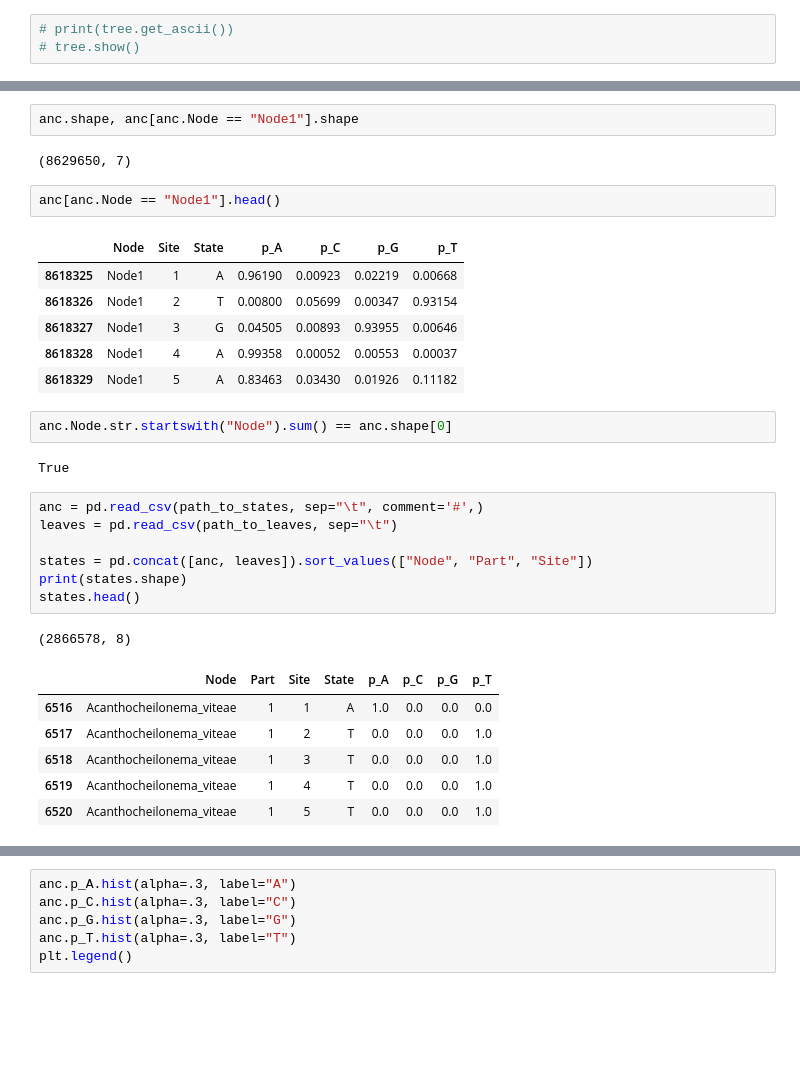
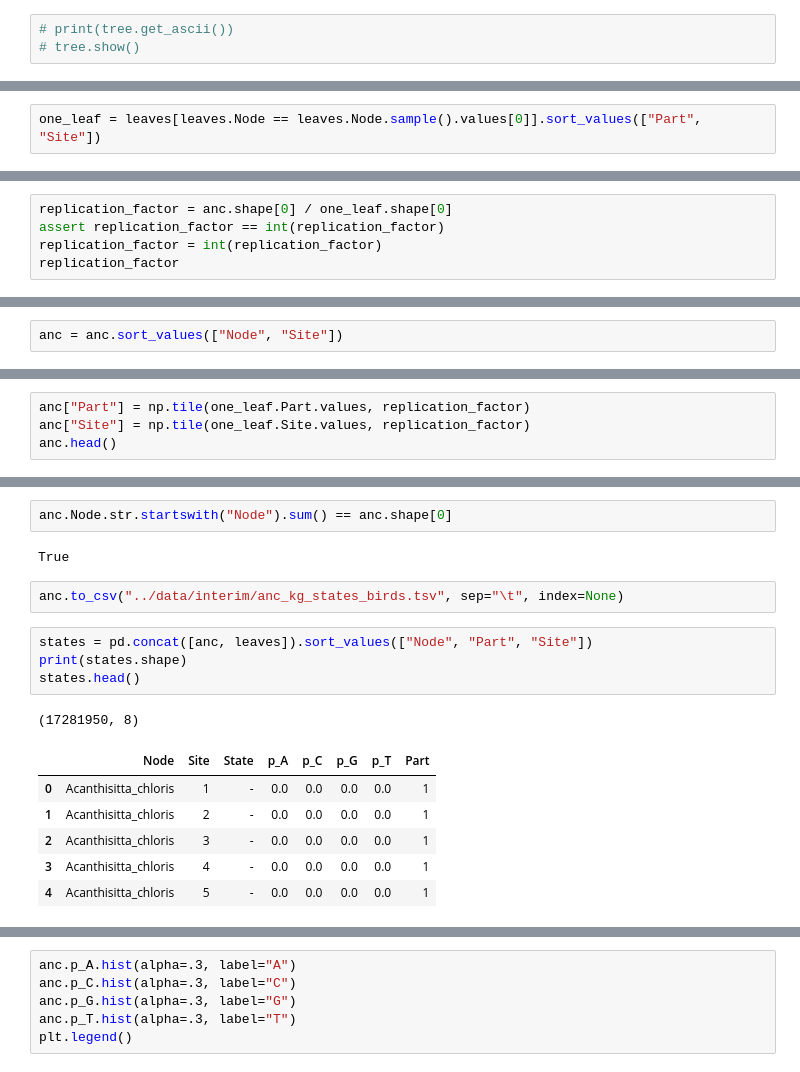
Before and after one commit to kpotoh/birds, a Jupyter notebook: nb/mut_extraction_birds.ipynb, the cells around one changed output, grey strips where cells are left out. Cells and saved outputs as stored; diff of their text form; blank space fills up the shorter version.

```diff
--- a/nb/mut_extraction_birds.ipynb
+++ b/nb/mut_extraction_birds.ipynb
@@ -90,0 +77,2 @@ Length: 762, dtype: int64
+# %%
+one_leaf = leaves[leaves.Node == leaves.Node.sample().values[0]].sort_values(["Part", "Site"])
@@ -90,0 +95,5 @@ Length: 762, dtype: int64
+# %%
+replication_factor = anc.shape[0] / one_leaf.shape[0]
+assert replication_factor == int(replication_factor)
+replication_factor = int(replication_factor)
+replication_factor
@@ -90,0 +102,2 @@ Length: 762, dtype: int64
+# %%
+anc = anc.sort_values(["Node", "Site"])
@@ -90,0 +117,4 @@ Length: 762, dtype: int64
+# %%
+anc["Part"] = np.tile(one_leaf.Part.values, replication_factor)
+anc["Site"] = np.tile(one_leaf.Site.values, replication_factor)
+anc.head()
@@ -108,32 +164,18 @@ memory usage: 296.3+ MB
-# %%
-anc.shape, anc[anc.Node == "Node1"].shape
-# %% [output]
-(8629650, 7)
-# %%
-anc[anc.Node == "Node1"].head()
-# %% [output]
-|  | Node | Site | State | p_A | p_C | p_G | p_T |
-| 8618325 | Node1 | 1 | A | 0.96190 | 0.00923 | 0.02219 | 0.00668 |
-| 8618326 | Node1 | 2 | T | 0.00800 | 0.05699 | 0.00347 | 0.93154 |
-| 8618327 | Node1 | 3 | G | 0.04505 | 0.00893 | 0.93955 | 0.00646 |
-| 8618328 | Node1 | 4 | A | 0.99358 | 0.00052 | 0.00553 | 0.00037 |
-| 8618329 | Node1 | 5 | A | 0.83463 | 0.03430 | 0.01926 | 0.11182 |
 # %%
 anc.Node.str.startswith("Node").sum() == anc.shape[0]
 # %% [output]
 True
+# %%
+anc.to_csv("../data/interim/anc_kg_states_birds.tsv", sep="\t", index=None)
 # %%
-anc = pd.read_csv(path_to_states, sep="\t", comment='#',)
-leaves = pd.read_csv(path_to_leaves, sep="\t")
-
 states = pd.concat([anc, leaves]).sort_values(["Node", "Part", "Site"])
 print(states.shape)
 states.head()
 # %% [output]
-(2866578, 8)
+(17281950, 8)
-|  | Node | Part | Site | State | p_A | p_C | p_G | p_T |
-| 6516 | Acanthocheilonema_viteae | 1 | 1 | A | 1.0 | 0.0 | 0.0 | 0.0 |
-| 6517 | Acanthocheilonema_viteae | 1 | 2 | T | 0.0 | 0.0 | 0.0 | 1.0 |
-| 6518 | Acanthocheilonema_viteae | 1 | 3 | T | 0.0 | 0.0 | 0.0 | 1.0 |
-| 6519 | Acanthocheilonema_viteae | 1 | 4 | T | 0.0 | 0.0 | 0.0 | 1.0 |
-| 6520 | Acanthocheilonema_viteae | 1 | 5 | T | 0.0 | 0.0 | 0.0 | 1.0 |
+|  | Node | Site | State | p_A | p_C | p_G | p_T | Part |
+| 0 | Acanthisitta_chloris | 1 | - | 0.0 | 0.0 | 0.0 | 0.0 | 1 |
+| 1 | Acanthisitta_chloris | 2 | - | 0.0 | 0.0 | 0.0 | 0.0 | 1 |
+| 2 | Acanthisitta_chloris | 3 | - | 0.0 | 0.0 | 0.0 | 0.0 | 1 |
+| 3 | Acanthisitta_chloris | 4 | - | 0.0 | 0.0 | 0.0 | 0.0 | 1 |
+| 4 | Acanthisitta_chloris | 5 | - | 0.0 | 0.0 | 0.0 | 0.0 | 1 |
```
Also changed, not shown: parts of 30 cells of this notebook, 5 other files.
